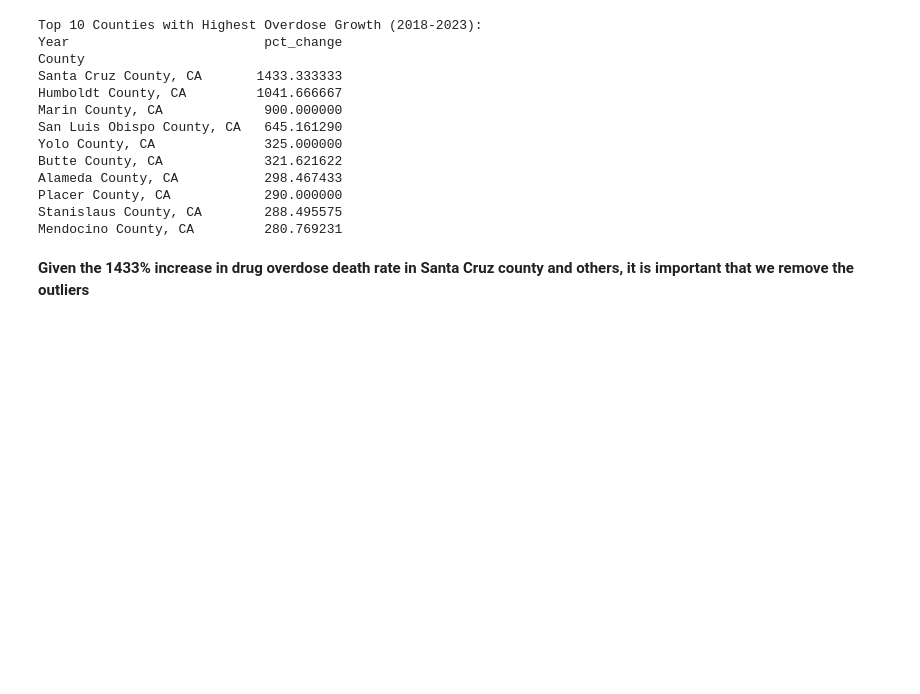
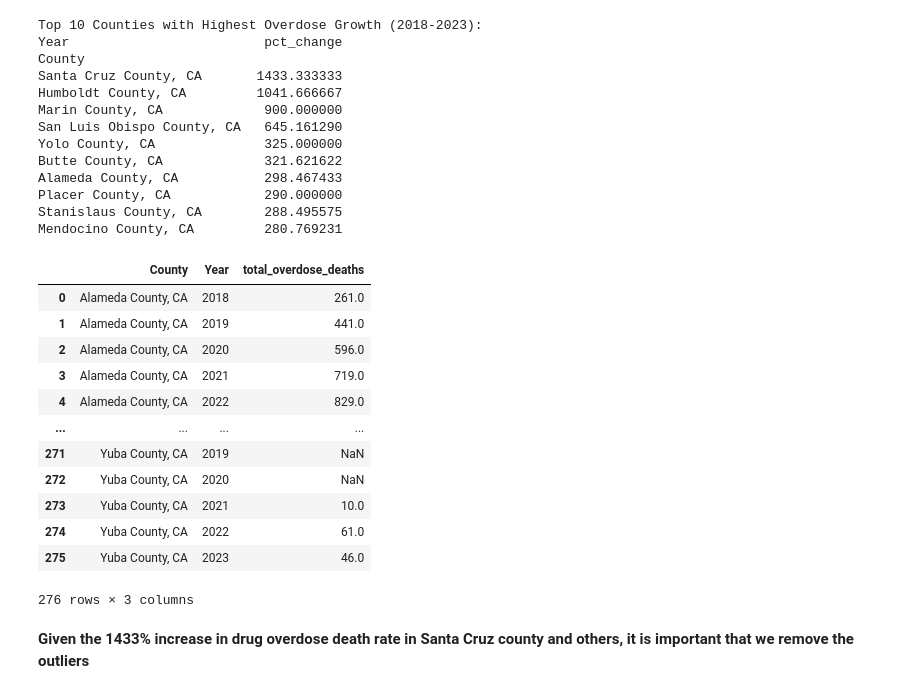
Before and after one commit to COGS108/Group078_WI26, a Jupyter notebook: 02-EDACheckpoint.ipynb, the cells around one changed output. Drawn from its saved outputs; the diff is of its cells as text; code cells hidden in the pictures; blank space fills up the shorter version.

```diff
--- a/02-EDACheckpoint.ipynb
+++ b/02-EDACheckpoint.ipynb
@@ -739,6 +759,7 @@ plt.show()
 # Pivot the data to get 2018 and 2023 side-by-side per county
 # Assume 'Deaths' column is already numeric and NaNs are 0
 county_growth = df_X40s.pivot_table(index='County', columns='Year', values='Deaths', aggfunc='sum')
+df_X40_agg = df_X40s.pivot_table(index='County', columns='Year', values='Deaths', aggfunc='sum')
 
 #  Calculate the Percentage Change
 county_growth['pct_change'] = ((county_growth[2023] - county_growth[2018]) / county_growth[2018]) * 100
@@ -761,6 +782,37 @@ Alameda County, CA           298.467433
 Placer County, CA            290.000000
 Stanislaus County, CA        288.495575
 Mendocino County, CA         280.769231
+# %%
+# Reshape df_X40_agg
+df_long = df_X40_agg.reset_index()
+
+# Melt the dataframe
+# 'id_vars' are the columns you want to keep as they are
+# 'var_name' will be the name of the new Year column
+# 'value_name' will be the name of your deaths column
+df_long = df_long.melt(
+    id_vars=['County'],
+    var_name='Year',
+    value_name='total_overdose_deaths'
+)
+
+# Sort to keep counties together (optional but helpful)
+df_long = df_long.sort_values(['County', 'Year']).reset_index(drop=True)
+df_long
+# %% [output]
+|  | County | Year | total_overdose_deaths |
+| 0 | Alameda County, CA | 2018 | 261.0 |
+| 1 | Alameda County, CA | 2019 | 441.0 |
+| 2 | Alameda County, CA | 2020 | 596.0 |
+| 3 | Alameda County, CA | 2021 | 719.0 |
+| 4 | Alameda County, CA | 2022 | 829.0 |
+| ... | ... | ... | ... |
+| 271 | Yuba County, CA | 2019 | NaN |
+| 272 | Yuba County, CA | 2020 | NaN |
+| 273 | Yuba County, CA | 2021 | 10.0 |
+| 274 | Yuba County, CA | 2022 | 61.0 |
+| 275 | Yuba County, CA | 2023 | 46.0 |
+276 rows × 3 columns
 # %% [markdown]
 **Given the 1433% increase in drug overdose death rate in Santa Cruz county and others, it is important that we remove the outliers**
 # %%
```
Also changed, not shown: parts of 6 cells of this notebook, 1 other file.
